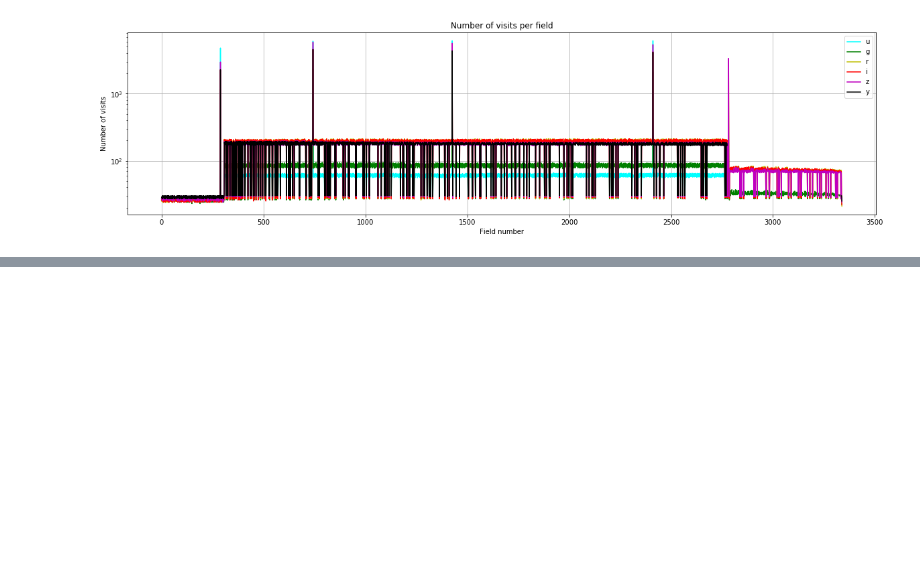
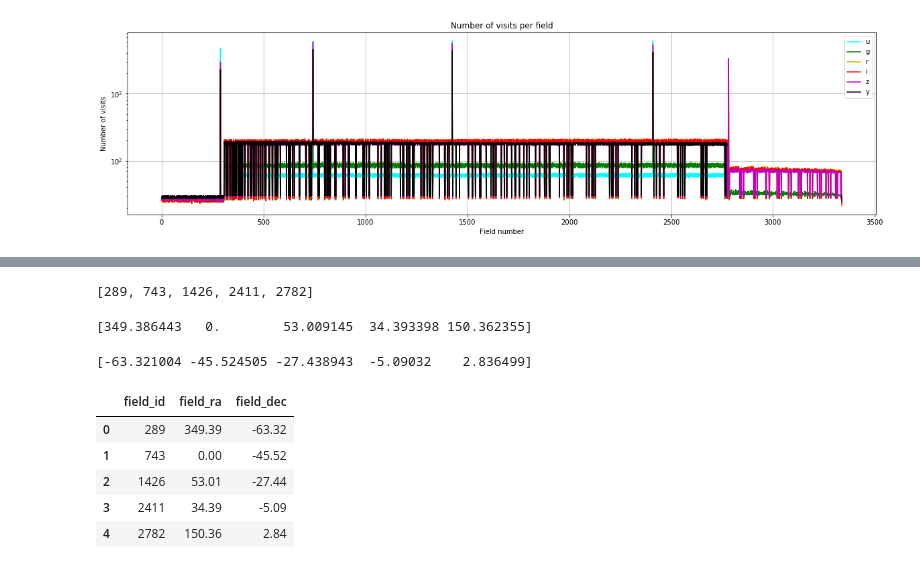
Before and after one commit to sylvielsstfr/MyCadence, a Jupyter notebook: NumberOfVisits/NumberOVisits_DDF.ipynb, the cells around one changed output, grey strips where cells are left out. Saved outputs shown, nothing was run; the diff lists cells and outputs as text; code cells hidden in the pictures; blank space fills up the shorter version.

```diff
--- a/NumberOfVisits/NumberOVisits_DDF.ipynb
+++ b/NumberOfVisits/NumberOVisits_DDF.ipynb
@@ -325,0 +516,29 @@ Dec =  -63.32100400000001
+# %%
+#plt.figure(figsize=(16,5))
+all_Ra=[]
+all_Dec=[]
+for ifilt in np.arange(Nfilt):
+    bundlename    = all_bundlename[ifilt]
+    fieldnames=np.array(bundles[bundlename].metricValues.data[0].dtype.names)
+
+    print(fieldnames)
+    nfields=len(fieldnames)
+
+    idx_fieldDec=np.where(fieldnames=="fieldDec")[0][0]
+    idx_fieldRA=np.where(fieldnames=="fieldRA")[0][0]
+    idx_observationStartMJD=np.where(fieldnames=="observationStartMJD")[0][0]
+    idx_fieldId=np.where(fieldnames=="fieldId")[0][0]
+    idx_fiveSigmaDepth=np.where(fieldnames=='fiveSigmaDepth')[0][0]
+    print("indexes",idx_fieldDec,idx_fieldRA,idx_observationStartMJD,idx_fieldId,idx_fiveSigmaDepth)
+    # select data from the drilling field
+    data=bundles[bundlename].metricValues[ddf0]
+    ra=data[0][idx_fieldRA]
+    dec=data[0][idx_fieldDec]
+    print("Ra = ",ra)
+    print("Dec = ",dec)
+    all_Ra.append(ra)
+    all_Dec.append(dec)
+
+    nvisits=len(data)
+    #data=np.reshape(data.flatten(),(nvisits,nfields))
+    #plt.plot(data[:,idx_observationStartMJD],data[:,idx_fiveSigmaDepth],color=colors[filters[ifilt]],label=filters[ifilt])
@@ -325,0 +563,31 @@ Dec =  -63.32100400000001
+# %%
+ddf_ra[idx]=ra
+ddf_dec[idx]=dec
+idx+=1
+# %%
+print(ddf_id)
+# %% [output]
+[289, 743, 1426, 2411, 2782]
+# %%
+print(ddf_ra)
+# %% [output]
+[349.386443   0.        53.009145  34.393398 150.362355]
+# %%
+print(ddf_dec)
+# %% [output]
+[-63.321004 -45.524505 -27.438943  -5.09032    2.836499]
+# %%
+df = pd.DataFrame()
+# %%
+df["field_id"] = ddf_id
+df['field_ra'] =ddf_ra
+df["field_dec"] = ddf_dec
+# %%
+df.style.format({'field_ra': "{:0<3.2f}", 'field_dec': '{:1<3.2f}'})
+# %% [output]
+|  | field_id | field_ra | field_dec |
+| 0 | 289 | 349.39 | -63.32 |
+| 1 | 743 | 0.00 | -45.52 |
+| 2 | 1426 | 53.01 | -27.44 |
+| 3 | 2411 | 34.39 | -5.09 |
+| 4 | 2782 | 150.36 | 2.84 |
```
Also changed, not shown: parts of 24 cells of this notebook, 2 other files.
